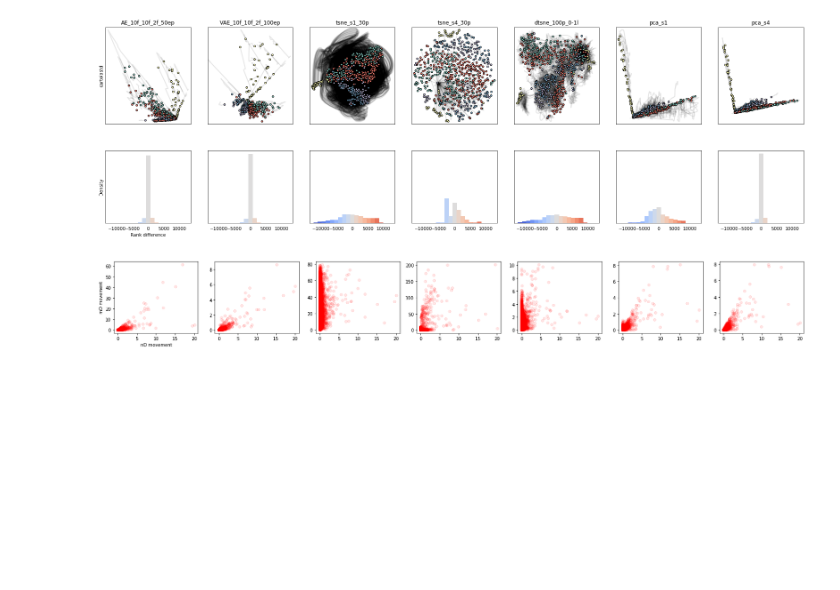
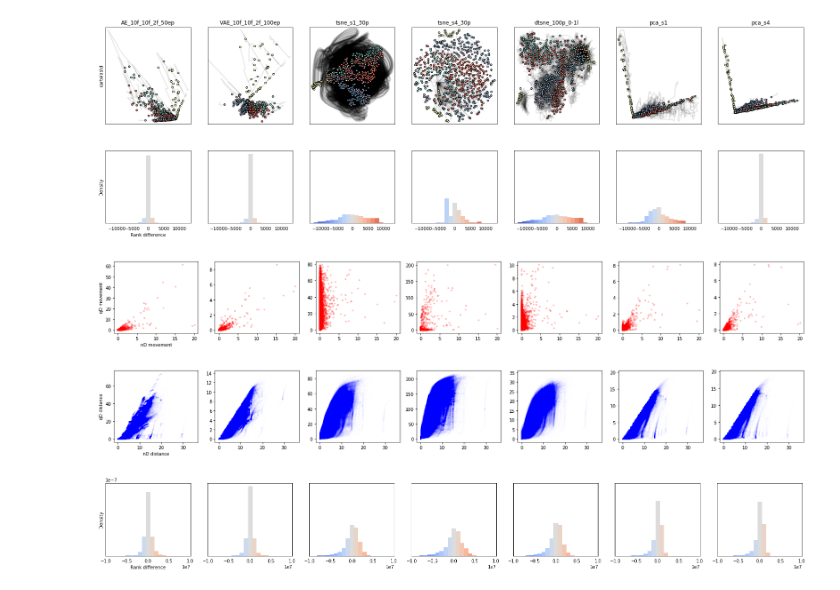
Before and after one commit to EduardoVernier/dynamic-projections, a Jupyter notebook: Plots/trails-image.ipynb, the cells around one changed output. Drawn from its saved outputs; the diff is of its cells as text; code cells hidden in the pictures; blank space fills up the shorter version.

```diff
--- a/Plots/trails-image.ipynb
+++ b/Plots/trails-image.ipynb
@@ -268,11 +268,60 @@ for i, p in enumerate(projection_paths):
     ax = axes[i]
     if i == 0:
         ax.set_xlabel('nD movement')
-        ax.set_ylabel('mD movement')
+        ax.set_ylabel('qD movement')
 
     mov_md = mov_md_dict[p].flatten()
-    axes[i].plot(mov_nd, mov_md, 'ro', alpha=.1)
+    axes[i].plot(mov_nd, mov_md, 'ro', alpha=.2, markersize=3)
 
 fig_3.savefig('fig_3.png', bbox_inches='tight', pad_inches=0.1)
 # %% [output]
 [figure]
+# %%
+from sklearn.neighbors import NearestNeighbors
+
+fig_4, axes = plt.subplots(ncols=len(projection_paths), nrows=1, figsize=(len(projection_paths)*4, 3))
+axes = axes.flatten()
+
+dataset_path = './Datasets/' + dataset_id + '/'
+vs_n, indexes, n_revisions = dataset_as_array(dataset_path)
+
+mov_nd = mov_nd.flatten()
+for i, p in enumerate(projection_paths):
+    # Change axis in projection
+    vs_m, _, _ = get_projection_as_array(p)
+
+    vs_m = np.transpose(vs_m, (1,0,2))
+
+    # Initialize structures
+    dists_nd_all = []
+    dists_md_all = []
+
+    for t in tqdm(range(n_timesteps)):
+        # Generate list of nearest neighbors for each item in timestep t
+        dists_nd, nbrs_nd = NearestNeighbors(n_neighbors=len(indexes), metric='euclidean',
+                                      algorithm='ball_tree').fit(vs_n[t]).kneighbors(vs_n[t])
+        dists_md, nbrs_md = NearestNeighbors(n_neighbors=len(indexes), metric='euclidean',
+                                      algorithm='kd_tree').fit(vs_m[t]).kneighbors(vs_m[t])
+
+        # Save distances to compute correlation/stress metrics
+#         dists_nd = np.delete(dists_nd, 0)
+        dists_nd_all.append(dists_nd)
+#         dists_md = np.delete(dists_md, 0)
+        dists_md_all.append(dists_md)
+
+    dists_nd_all = np.array(dists_nd_all)
+    dists_md_all = np.array(dists_md_all)
+    dists_nd_all = dists_nd_all.flatten()
+    dists_md_all = dists_md_all.flatten()
+
+    ax = axes[i]
+    if i == 0:
+        ax.set_xlabel('nD distance')
+        ax.set_ylabel('qD distance')
+
+    mov_md = mov_md_dict[p].flatten()
+    axes[i].plot(dists_nd_all, dists_md_all, 'bo', alpha=.002, markersize=3, markevery=10)
+
+fig_4.savefig('fig_4.png', bbox_inches='tight', pad_inches=0.1)
+# %% [output]
+[figure, added]
@@ -279,2 +372,26 @@ fig_3.savefig('fig_3.png', bbox_inches='tight', pad_inches=0.1)
+# %%
+fig_5, axes = plt.subplots(ncols=len(projection_paths), nrows=1, sharey=True, sharex=True, figsize=(len(projection_paths)*4, 3))
+axes = axes.flatten()
+n_bins = 19
+bins = np.linspace(min_diff, max_diff, n_bins+1)
+
+axes[0].set_ylabel(' ')
+for i, p in enumerate(projection_paths):
+    ax = axes[i]
+    if i == 0:
+        ax.set_xlabel('Rank difference')
+        ax.set_ylabel('Density')
+
+    n, _, patches = ax.hist(diffs[p], bins=bins, density=1)
+    bin_avgs = [(a+b)/2 for a, b in zip(bins, bins[1:])]
+#     norm = Normalize(vmin=min_diff, vmax=max_diff)
+    cs = cm.coolwarm(np.linspace(0,1,n_bins))
+    [p.set_color(c) for p, c in zip(patches,cs)]
+
+    ax.tick_params(axis='both', which='both', bottom=False, top=False,
+                   labelbottom=True, right=False, left=False, labelleft=False)
+fig_5.savefig('fig_5.png', bbox_inches='tight', pad_inches=0.1)
+# %% [output]
+[figure, added]
 # %%
 import cv2
```
Also changed, not shown: parts of 5 cells of this notebook, 12 other files.
